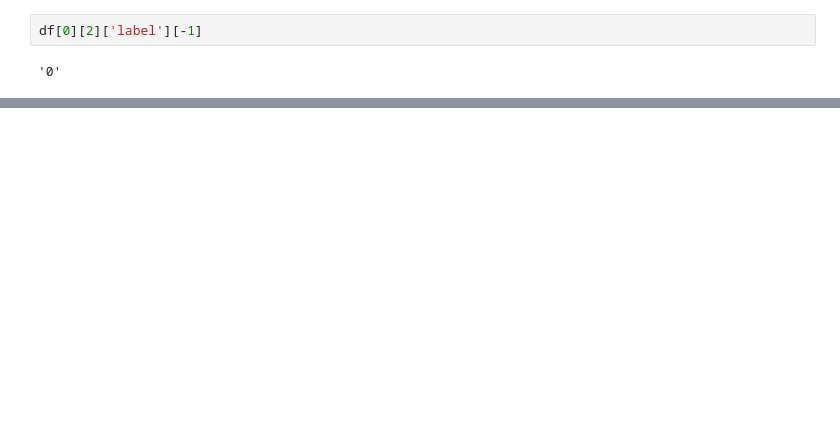
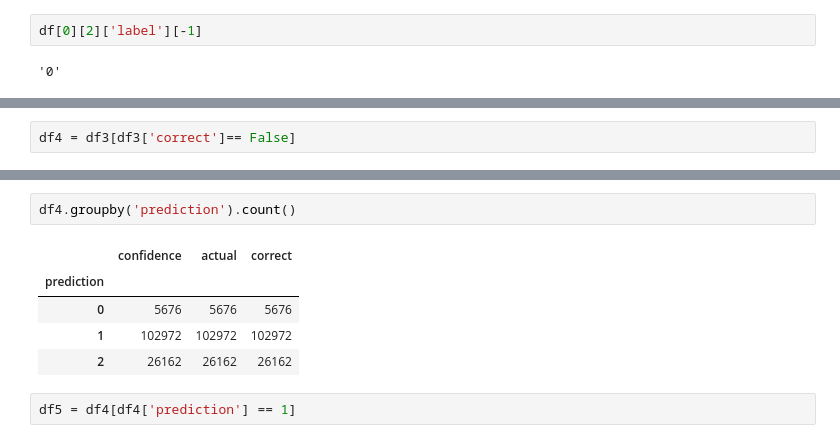
Before and after one commit to jvschlierf/networkthesis, a Jupyter notebook: classifier/evaluate_performance.ipynb, the cells around one changed output, grey strips where cells are left out. Cells and saved outputs as stored; diff of their text form; blank space fills up the shorter version.

```diff
--- a/classifier/evaluate_performance.ipynb
+++ b/classifier/evaluate_performance.ipynb
@@ -140,0 +176,2 @@ df[0][2]['label'][-1]
+# %%
+df4 = df3[df3['correct']== False]
@@ -140,0 +182,10 @@ df[0][2]['label'][-1]
+# %%
+df4.groupby('prediction').count()
+# %% [output]
+|  | confidence | actual | correct |
+| prediction |  |  |  |
+| 0 | 5676 | 5676 | 5676 |
+| 1 | 102972 | 102972 | 102972 |
+| 2 | 26162 | 26162 | 26162 |
+# %%
+df5 = df4[df4['prediction'] == 1]
```
Also changed, not shown: parts of 18 cells of this notebook, 4 other files.
